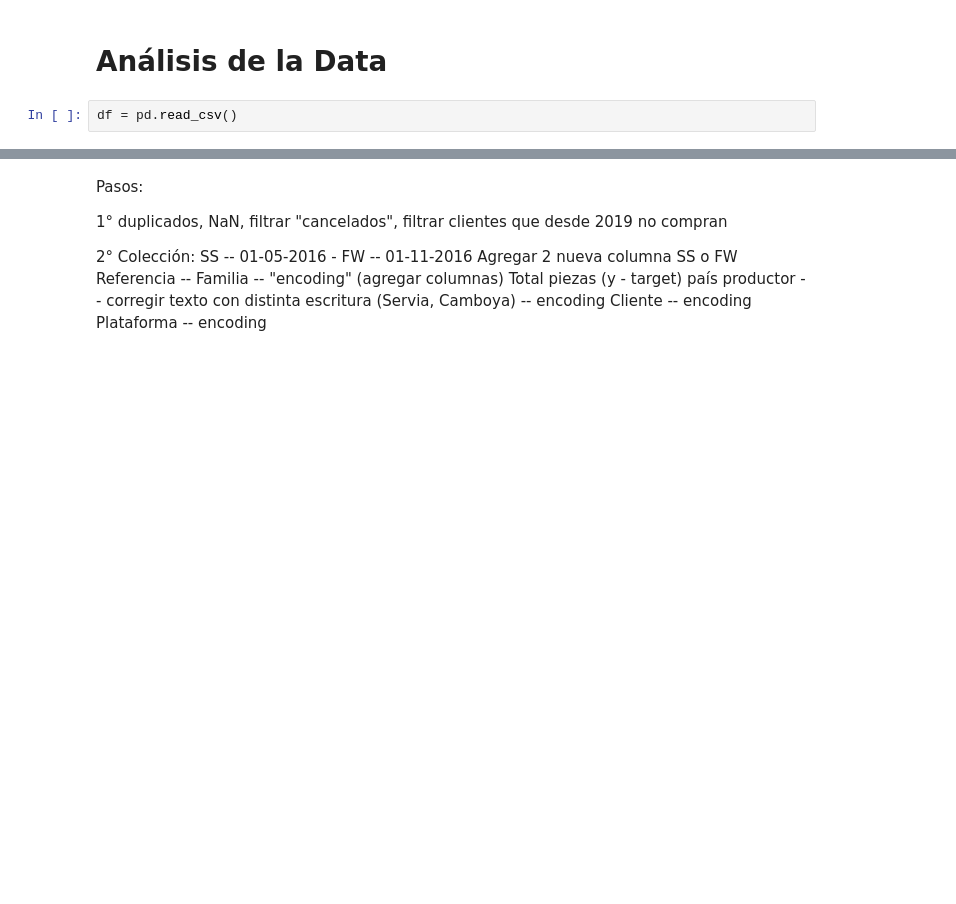
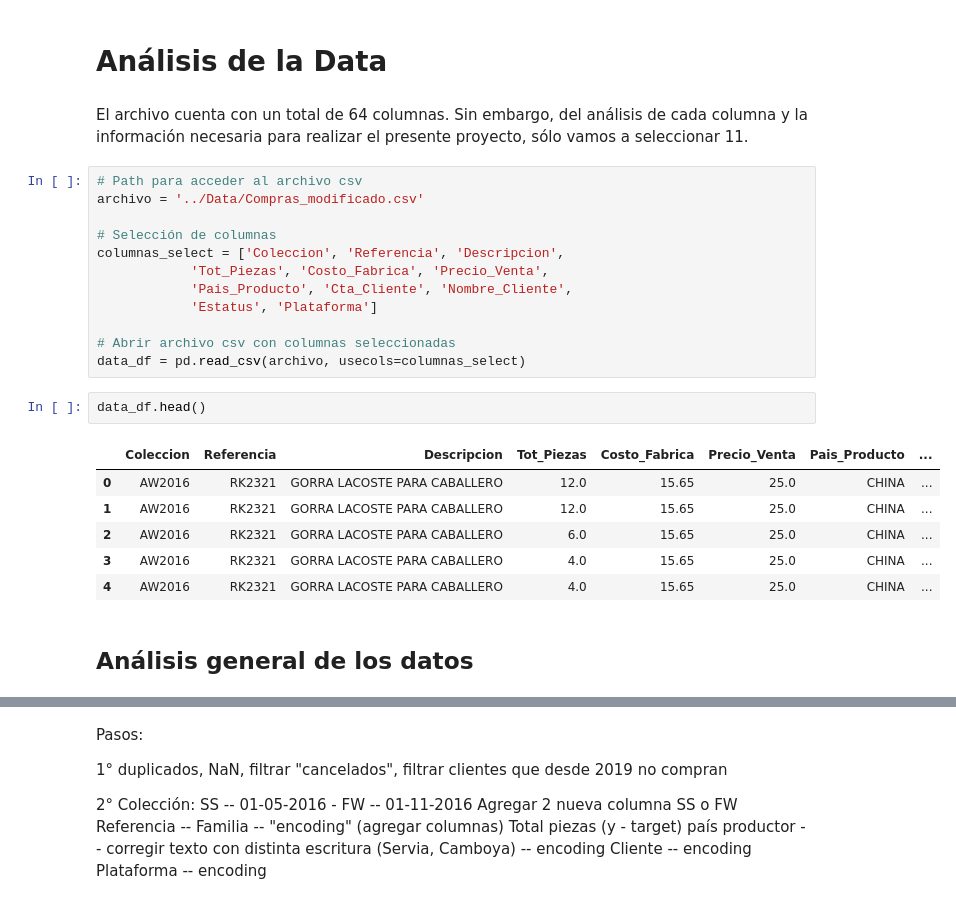
Before and after one commit to ThaylaLuzardo/Forecast_Compras, a Jupyter notebook: notebooks/Data analisis.ipynb, the cells around one changed output, grey strips where cells are left out. Drawn from its saved outputs; the diff is of its cells as text; blank space fills up the shorter version.

```diff
--- a/notebooks/Data analisis.ipynb
+++ b/notebooks/Data analisis.ipynb
@@ -3,5 +3,28 @@ import numpy as np
 import pandas as pd
 # %% [markdown]
 # Análisis de la Data
+# %% [markdown]
+El archivo cuenta con un total de 64 columnas. Sin embargo, del análisis de cada columna y la información necesaria para realizar el presente proyecto, sólo vamos a seleccionar 11.
 # %%
-df = pd.read_csv()
+# Path para acceder al archivo csv
+archivo = '../Data/Compras_modificado.csv'
+
+# Selección de columnas
+columnas_select = ['Coleccion', 'Referencia', 'Descripcion',
+            'Tot_Piezas', 'Costo_Fabrica', 'Precio_Venta',
+            'Pais_Producto', 'Cta_Cliente', 'Nombre_Cliente',
+            'Estatus', 'Plataforma']
+
+# Abrir archivo csv con columnas seleccionadas
+data_df = pd.read_csv(archivo, usecols=columnas_select)
+# %%
+data_df.head()
+# %% [output]
+|  | Coleccion | Referencia | Descripcion | Tot_Piezas | Costo_Fabrica | Precio_Venta | Pais_Producto | ... |
+| 0 | AW2016 | RK2321 | GORRA LACOSTE PARA CABALLERO | 12.0 | 15.65 | 25.0 | CHINA | ... |
+| 1 | AW2016 | RK2321 | GORRA LACOSTE PARA CABALLERO | 12.0 | 15.65 | 25.0 | CHINA | ... |
+| 2 | AW2016 | RK2321 | GORRA LACOSTE PARA CABALLERO | 6.0 | 15.65 | 25.0 | CHINA | ... |
+| 3 | AW2016 | RK2321 | GORRA LACOSTE PARA CABALLERO | 4.0 | 15.65 | 25.0 | CHINA | ... |
+| 4 | AW2016 | RK2321 | GORRA LACOSTE PARA CABALLERO | 4.0 | 15.65 | 25.0 | CHINA | ... |
+# %% [markdown]
+## Análisis general de los datos
```
Also changed, not shown: parts of 25 cells of this notebook.
